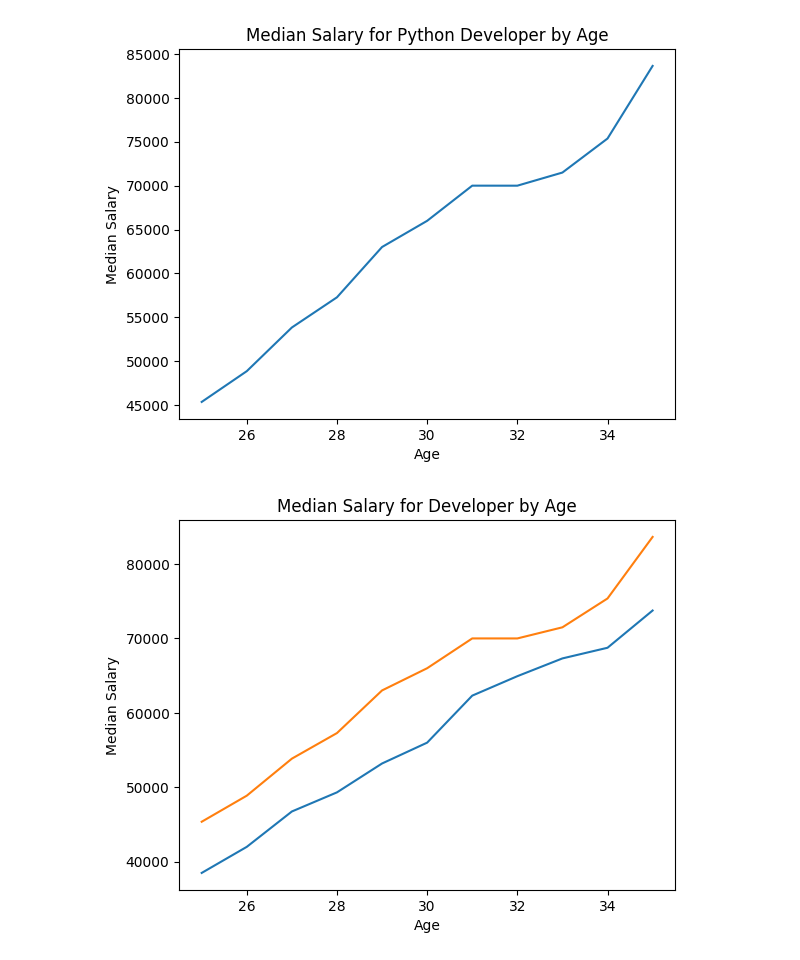
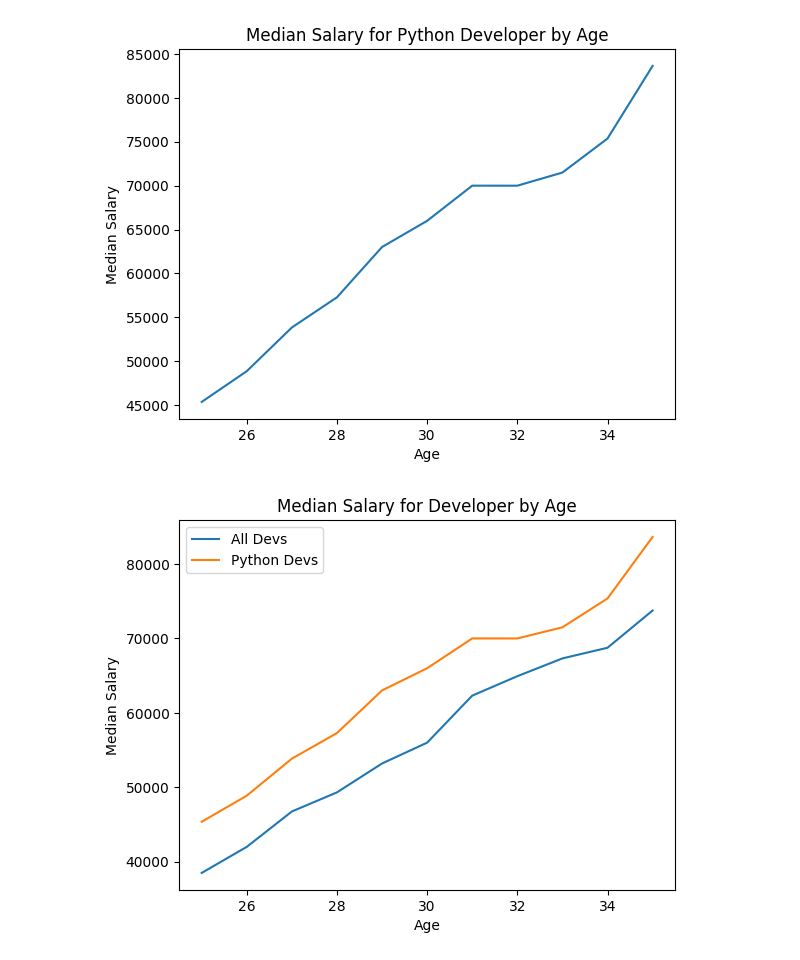
Before and after one commit to pranavdhawale/data-science, a Jupyter notebook: corey-schafer/median-salary.ipynb, the cells around one changed output. Cells and saved outputs as stored; diff of their text form; code cells hidden in the pictures.

Commit message:
use legend method to represent respective domains like SCALE IN GRAPH

```diff
--- a/corey-schafer/median-salary.ipynb
+++ b/corey-schafer/median-salary.ipynb
@@ -46,12 +46,15 @@ plt.show()
 # %%
 plt.plot(dev_age, dev_salary,
         py_dev_age, py_dev_salary)
 
 plt.title("Median Salary for Developer by Age")
 
 plt.xlabel("Age")
 plt.ylabel("Median Salary")
 
+# Show respective representation of lines like SCALE IN GRAPH
+plt.legend(["All Devs", "Python Devs"])
+
 plt.show()
 # %% [output]
-[figure, old version]
+[figure, new version]
```
